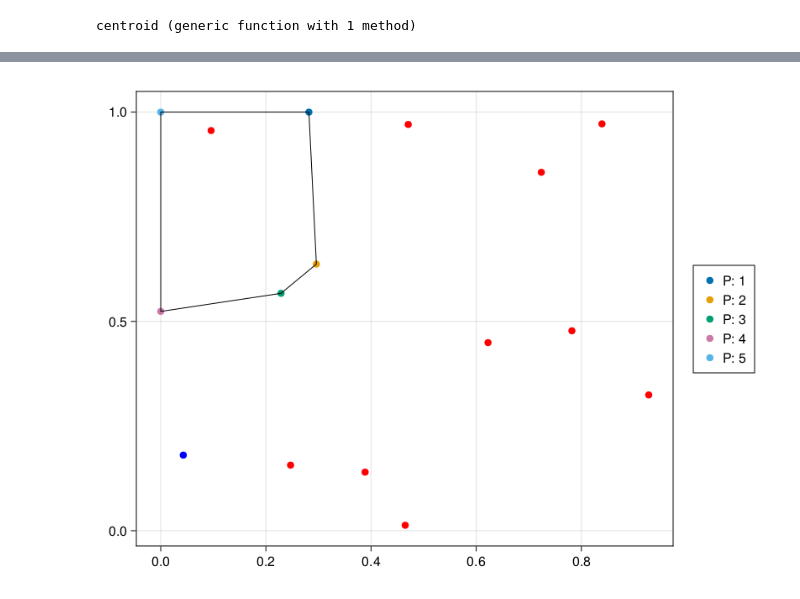
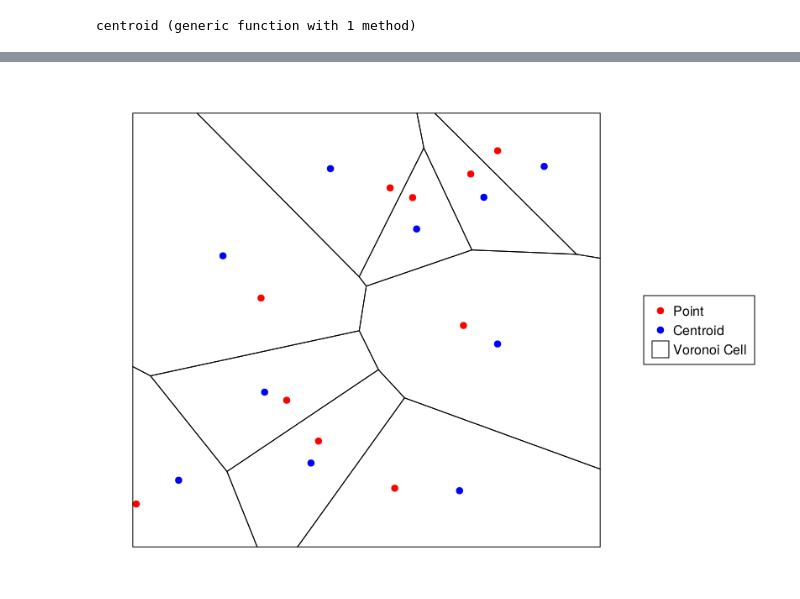
Before and after one commit to simonabj/CreativeCoding, a Jupyter notebook: WeightedVoronoiStipeling/Workbook.ipynb, the cells around one changed output, grey strips where cells are left out. Cells and saved outputs as stored; diff of their text form; code cells hidden in the pictures.

```diff
--- a/WeightedVoronoiStipeling/Workbook.ipynb
+++ b/WeightedVoronoiStipeling/Workbook.ipynb
@@ -53,4 +60,11 @@ centroid (generic function with 1 method)
 
 # Bounding box
 bbox = Rectangle(Point2(0,0), Point2(1,1))
+
+# 10 random 2D points
+Random.seed!(24)
 points = Point2.(eachcol(rand(2, 10)))
+
+# Tesselate and get the center of each cell
+voro_tess = voronoicells(points, bbox)
+centroids = centroid.(voro_tess.Cells);
@@ -69,3 +70,0 @@ points = Point2.(eachcol(rand(2, 10)))
-# %%
-voro_tess = voronoicells(points, bbox)
-centroids = centroid(reverse(voro_tess.Cells[1]))
@@ -81,19 +71,20 @@ polygon[i] = [0.0, 1.0]
 # %%
-fig,ax,scat_plot = scatter(points, color=:red, label="Point")
-cent_plot = scatter!(ax, centroids, color=:blue, label="Center")
+# Plot the points, the centroids and the voronoi cells
+function plot(points, centers, polys)
+    fig, ax, scat_plot = scatter(points, color=:red, label="Point")
+    cent_plot = scatter!(ax, centers, color=:blue, label="Center")
+    poly_lines = nothing
+    for poly in polys
+        poly_lines = poly!(ax, poly, color=:transparent, strokewidth=1, srokecolor=:blue)
+    end
 
-polys = Polygon(voro_tess.Cells[1])
-
-p_list = []
-for i in 1:length(voro_tess.Cells[1])
-    push!(p_list, scatter!(ax, reverse(voro_tess.Cells[1])[i]))
-end
-
-poly!(ax, polys, color=:transparent, strokewidth=1)
-
-Legend(fig[1,2], p_list, ["P: $i" for i in 1:length(voro_tess.Cells[1])])
-# poly_lines = poly!(Ref(ax), polys, color=:transparent, strokewidth=1, srokecolor=:blue)
-# Legend(fig[1,2], [scat_plot, cent_plot, poly_lines[1]], ["Point", "Center", "Voronoi Cell"])
-fig
+    Legend(fig[1, 2], [scat_plot, cent_plot, poly_lines], ["Point", "Centroid", "Voronoi Cell"])
+    hidedecorations!(ax)
+    hidespines!(ax)
+    return Makie.FigureAxisPlot(fig,ax,scat_plot)
+end;
-# %% [output]
-[figure, removed]
+# %%
+polys = Polygon.(voro_tess.Cells)
+plot(points, centroids, polys)
+# %% [output]
+[figure, added]
```
Also changed, not shown: parts of 12 cells of this notebook, 3 other files.
